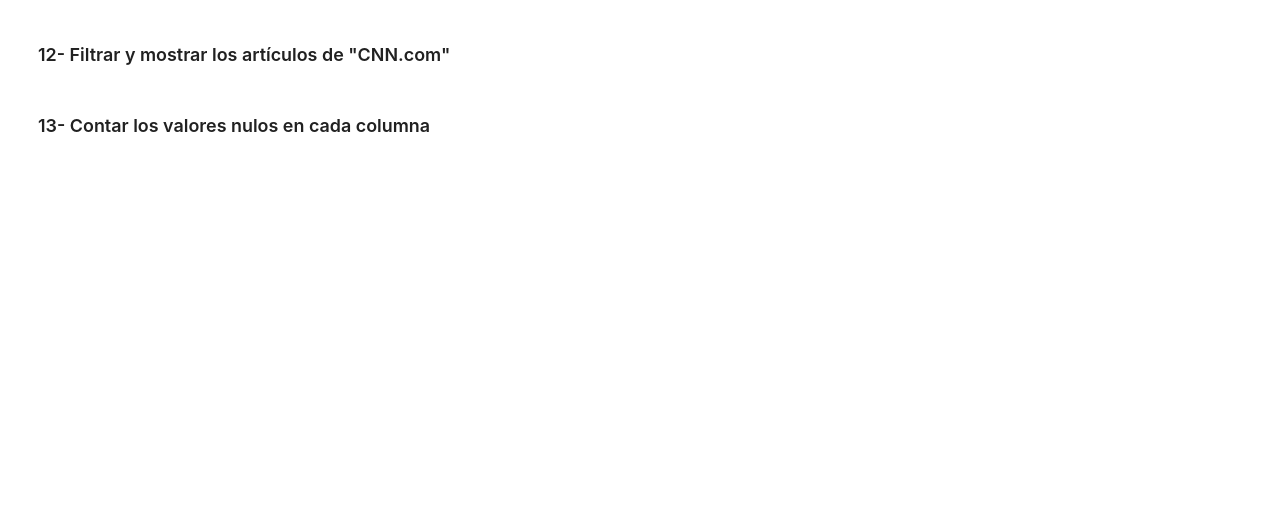
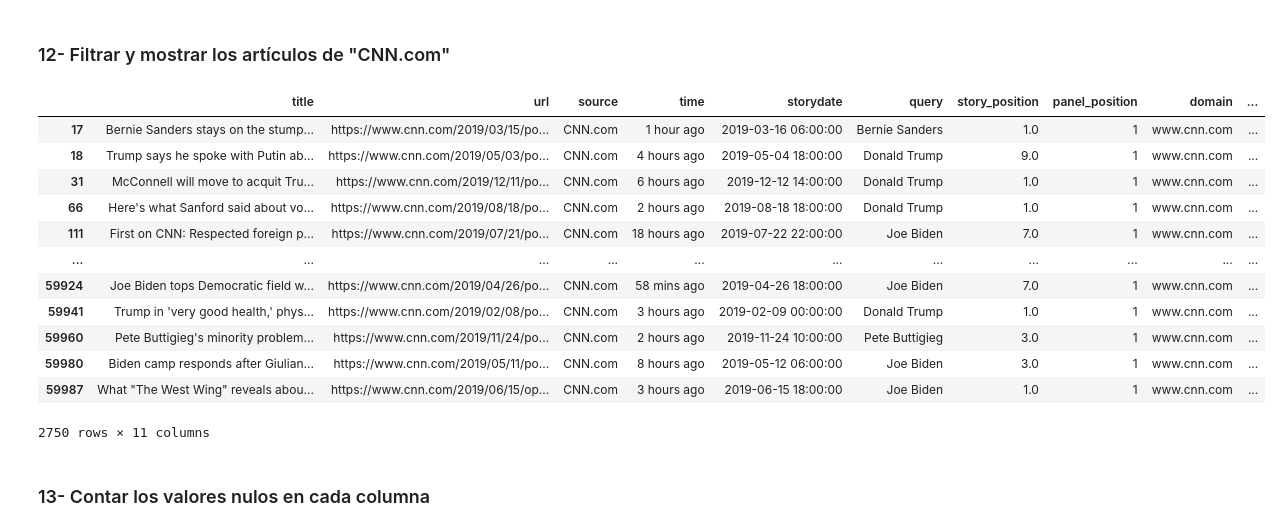
Before and after one commit to Nana8310/Curso_Pandas, a Jupyter notebook: Notebook/Prácticas/Práctica-40_Analizando_datos_Json_con_Pandas/P40_JSON.ipynb, the cells around one changed output. Saved outputs shown, nothing was run; the diff lists cells and outputs as text; code cells hidden in the pictures; blank space fills up the shorter version.

```diff
--- a/Notebook/Prácticas/Práctica-40_Analizando_datos_Json_con_Pandas/P40_JSON.ipynb
+++ b/Notebook/Prácticas/Práctica-40_Analizando_datos_Json_con_Pandas/P40_JSON.ipynb
@@ -279,4 +446,21 @@ candidatenews
 # %% [markdown]
 ### 12- Filtrar y mostrar los artículos de "CNN.com"
+# %%
+articulo_CNN = candidatenews[candidatenews['source']=='CNN.com']
+articulo_CNN
+# %% [output]
+|  | title | url | source | time | storydate | query | story_position | panel_position | domain | ... |
+| 17 | Bernie Sanders stays on the stump... | https://www.cnn.com/2019/03/15/po... | CNN.com | 1 hour ago | 2019-03-16 06:00:00 | Bernie Sanders | 1.0 | 1 | www.cnn.com | ... |
+| 18 | Trump says he spoke with Putin ab... | https://www.cnn.com/2019/05/03/po... | CNN.com | 4 hours ago | 2019-05-04 18:00:00 | Donald Trump | 9.0 | 1 | www.cnn.com | ... |
+| 31 | McConnell will move to acquit Tru... | https://www.cnn.com/2019/12/11/po... | CNN.com | 6 hours ago | 2019-12-12 14:00:00 | Donald Trump | 1.0 | 1 | www.cnn.com | ... |
+| 66 | Here's what Sanford said about vo... | https://www.cnn.com/2019/08/18/po... | CNN.com | 2 hours ago | 2019-08-18 18:00:00 | Donald Trump | 1.0 | 1 | www.cnn.com | ... |
+| 111 | First on CNN: Respected foreign p... | https://www.cnn.com/2019/07/21/po... | CNN.com | 18 hours ago | 2019-07-22 22:00:00 | Joe Biden | 7.0 | 1 | www.cnn.com | ... |
+| ... | ... | ... | ... | ... | ... | ... | ... | ... | ... | ... |
+| 59924 | Joe Biden tops Democratic field w... | https://www.cnn.com/2019/04/26/po... | CNN.com | 58 mins ago | 2019-04-26 18:00:00 | Joe Biden | 7.0 | 1 | www.cnn.com | ... |
+| 59941 | Trump in 'very good health,' phys... | https://www.cnn.com/2019/02/08/po... | CNN.com | 3 hours ago | 2019-02-09 00:00:00 | Donald Trump | 1.0 | 1 | www.cnn.com | ... |
+| 59960 | Pete Buttigieg's minority problem... | https://www.cnn.com/2019/11/24/po... | CNN.com | 2 hours ago | 2019-11-24 10:00:00 | Pete Buttigieg | 3.0 | 1 | www.cnn.com | ... |
+| 59980 | Biden camp responds after Giulian... | https://www.cnn.com/2019/05/11/po... | CNN.com | 8 hours ago | 2019-05-12 06:00:00 | Joe Biden | 3.0 | 1 | www.cnn.com | ... |
+| 59987 | What "The West Wing" reveals abou... | https://www.cnn.com/2019/06/15/op... | CNN.com | 3 hours ago | 2019-06-15 18:00:00 | Joe Biden | 1.0 | 1 | www.cnn.com | ... |
+2750 rows × 11 columns
 # %% [markdown]
 ### 13- Contar los valores nulos en cada columna
```
Also changed, not shown: parts of 44 cells of this notebook, 5 other files.
